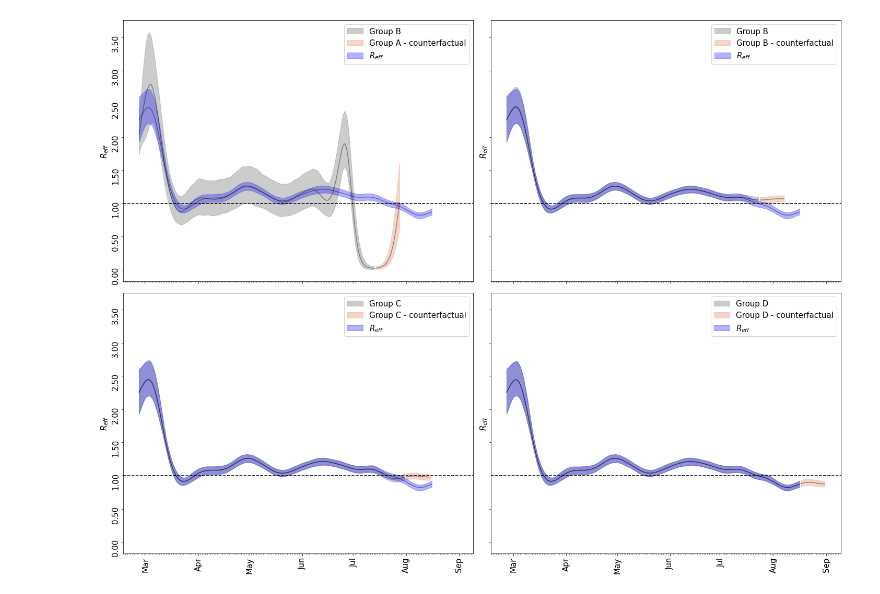
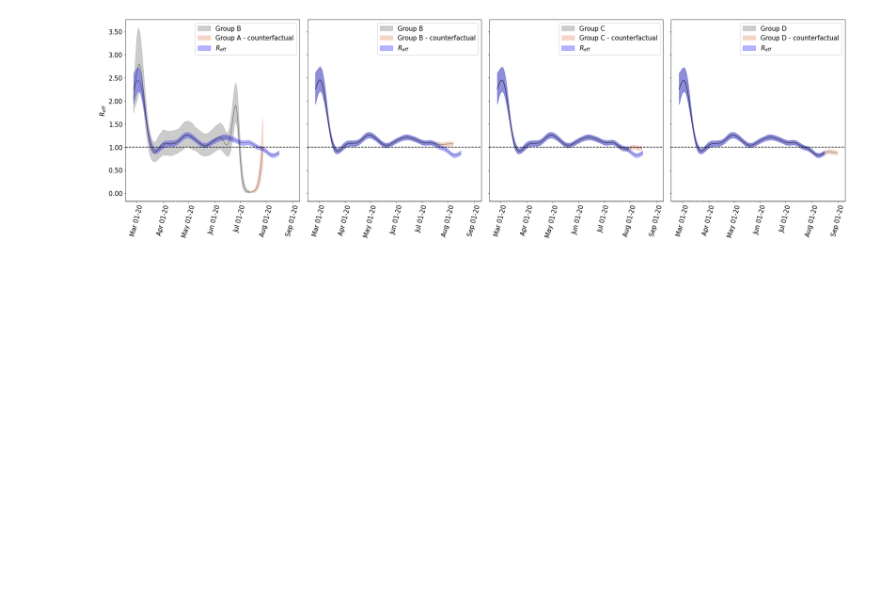
Before and after one commit to ChaosDonkey06/bogota_covid19_lockdowns, a Jupyter notebook: conterfactuals/conterfactuals_plots.ipynb, the cells around one changed output. Saved outputs shown, nothing was run; the diff lists cells and outputs as text; code cells hidden in the pictures; blank space fills up the shorter version.

```diff
--- a/conterfactuals/conterfactuals_plots.ipynb
+++ b/conterfactuals/conterfactuals_plots.ipynb
@@ -291,66 +304,66 @@ rt_bog_df = rt_bog_df[rt_bog_df["type"]=="estimate"].set_index("date")
 date_end  = rt_df_D["date"].iloc[-1]
 rt_bog_df = rt_bog_df.loc[:date_end].reset_index()
 
-fig, axes = plt.subplots(2, 2, figsize=(20, 15), sharex=True, sharey=True)
-
+fig, axes = plt.subplots(1, 4, figsize=(25, 7.5), sharex=True, sharey=True)
 
 rt_df_A_fit = rt_df_A[rt_df_A["type_id"]=="data"]
-axes[0,0].fill_between(rt_df_A_fit["date"], rt_df_A_fit["lower_90"], rt_df_A_fit["upper_90"], color='gray', alpha=0.4, label='Group B')
-axes[0,0].plot(rt_df_A_fit["date"], rt_df_A_fit["median"], color='black', alpha=0.4)
+axes[0].fill_between(rt_df_A_fit["date"], rt_df_A_fit["lower_90"], rt_df_A_fit["upper_90"], color='gray', alpha=0.4, label='Group B')
+axes[0].plot(rt_df_A_fit["date"], rt_df_A_fit["median"], color='black', alpha=0.4)
 
 rt_df_A_counterfactual = rt_df_A[rt_df_A["type_id"]=="counterfactual"]
 rt_df_A_counterfactual = rt_df_A_counterfactual.iloc[:15]
-axes[0,0].plot(rt_df_A_counterfactual["date"], rt_df_A_counterfactual["median"], color='black', alpha=0.4)
-axes[0,0].fill_between(rt_df_A_counterfactual["date"], rt_df_A_counterfactual["lower_90"], rt_df_A_counterfactual["upper_90"], color='darksalmon', alpha=0.4, label='Group A - counterfactual')
+axes[0].plot(rt_df_A_counterfactual["date"], rt_df_A_counterfactual["median"], color='black', alpha=0.4)
+axes[0].fill_between(rt_df_A_counterfactual["date"], rt_df_A_counterfactual["lower_90"], rt_df_A_counterfactual["upper_90"], color='darksalmon', alpha=0.4, label='Group A - counterfactual')
 
 
 rt_df_B_fit = rt_df_B[rt_df_B["type_id"]=="data"]
-axes[0,1].fill_between(rt_df_B_fit["date"], rt_df_B_fit["lower_90"], rt_df_B_fit["upper_90"], color='gray', alpha=0.4, label='Group B')
-axes[0,1].plot(rt_df_B_fit["date"], rt_df_B_fit["median"], color='black', alpha=0.4)
+axes[1].fill_between(rt_df_B_fit["date"], rt_df_B_fit["lower_90"], rt_df_B_fit["upper_90"], color='gray', alpha=0.4, label='Group B')
+axes[1].plot(rt_df_B_fit["date"], rt_df_B_fit["median"], color='black', alpha=0.4)
 
 rt_df_B_counterfactual = rt_df_B[rt_df_B["type_id"]=="counterfactual"]
 rt_df_B_counterfactual = rt_df_B_counterfactual.iloc[:15]
-axes[0,1].plot(rt_df_B_counterfactual["date"], rt_df_B_counterfactual["median"], color='black', alpha=0.4)
-axes[0,1].fill_between(rt_df_B_counterfactual["date"], rt_df_B_counterfactual["lower_90"], rt_df_B_counterfactual["upper_90"], color='darksalmon', alpha=0.4, label='Group B - counterfactual')
+axes[1].plot(rt_df_B_counterfactual["date"], rt_df_B_counterfactual["median"], color='black', alpha=0.4)
+axes[1].fill_between(rt_df_B_counterfactual["date"], rt_df_B_counterfactual["lower_90"], rt_df_B_counterfactual["upper_90"], color='darksalmon', alpha=0.4, label='Group B - counterfactual')
 
 rt_df_C_fit = rt_df_C[rt_df_C["type_id"]=="data"]
-axes[1,0].fill_between(rt_df_C_fit["date"], rt_df_C_fit["lower_90"], rt_df_C_fit["upper_90"], color='gray', alpha=0.4, label='Group C')
-axes[1,0].plot(rt_df_C_fit["date"], rt_df_C_fit["median"], color='black', alpha=0.4)
+axes[2].fill_between(rt_df_C_fit["date"], rt_df_C_fit["lower_90"], rt_df_C_fit["upper_90"], color='gray', alpha=0.4, label='Group C')
+axes[2].plot(rt_df_C_fit["date"], rt_df_C_fit["median"], color='black', alpha=0.4)
 
 rt_df_C_counterfactual = rt_df_C[rt_df_C["type_id"]=="counterfactual"]
 rt_df_C_counterfactual = rt_df_C_counterfactual.iloc[:15]
-axes[1,0].plot(rt_df_C_counterfactual["date"], rt_df_C_counterfactual["median"], color='black', alpha=0.4)
-axes[1,0].fill_between(rt_df_C_counterfactual["date"], rt_df_C_counterfactual["lower_90"], rt_df_C_counterfactual["upper_90"], color='darksalmon', alpha=0.4, label='Group C - counterfactual')
+axes[2].plot(rt_df_C_counterfactual["date"], rt_df_C_counterfactual["median"], color='black', alpha=0.4)
+axes[2].fill_between(rt_df_C_counterfactual["date"], rt_df_C_counterfactual["lower_90"], rt_df_C_counterfactual["upper_90"], color='darksalmon', alpha=0.4, label='Group C - counterfactual')
 
 rt_df_D_fit = rt_df_D[rt_df_D["type_id"]=="data"]
-axes[1,1].fill_between(rt_df_D_fit["date"], rt_df_D_fit["lower_90"], rt_df_D_fit["upper_90"], color='gray', alpha=0.4, label='Group D')
-axes[1,1].plot(rt_df_D_fit["date"], rt_df_D_fit["median"], color='black', alpha=0.4)
+axes[3].fill_between(rt_df_D_fit["date"], rt_df_D_fit["lower_90"], rt_df_D_fit["upper_90"], color='gray', alpha=0.4, label='Group D')
+axes[3].plot(rt_df_D_fit["date"], rt_df_D_fit["median"], color='black', alpha=0.4)
 
 rt_df_D_counterfactual = rt_df_D[rt_df_D["type_id"]=="counterfactual"]
 rt_df_D_counterfactual = rt_df_D_counterfactual.iloc[:15]
-axes[1,1].plot(rt_df_D_counterfactual["date"], rt_df_D_counterfactual["median"], color='black', alpha=0.4)
-axes[1,1].fill_between(rt_df_D_counterfactual["date"], rt_df_D_counterfactual["lower_90"], rt_df_D_counterfactual["upper_90"], color='darksalmon', alpha=0.4, label='Group D - counterfactual')
-
+axes[3].plot(rt_df_D_counterfactual["date"], rt_df_D_counterfactual["median"], color='black', alpha=0.4)
+axes[3].fill_between(rt_df_D_counterfactual["date"], rt_df_D_counterfactual["lower_90"], rt_df_D_counterfactual["upper_90"], color='darksalmon', alpha=0.4, label='Group D - counterfactual')
 
 for idx, ax in enumerate(axes.flatten()):
 
     ax.plot(rt_df_D_fit["date"], rt_df_D_fit["median"], color='black', alpha=0.4)
     ax.fill_between(rt_df_D_fit["date"], rt_df_D_fit["lower_90"], rt_df_D_fit["upper_90"], color='blue', alpha=0.3, label=r'$R_{eff}$')
     ax.axhline(y=1, color='k', linestyle='--')
     ax.xaxis.set_major_locator(mdates.MonthLocator())
-    ax.xaxis.set_major_formatter(mdates.DateFormatter('%b'))
+    ax.xaxis.set_major_formatter(mdates.DateFormatter('%b %d-%y'))
     ax.xaxis.set_minor_locator(mdates.DayLocator())
     ax.xaxis.set_major_locator(mdates.WeekdayLocator())
     ax.xaxis.set_major_locator(mdates.MonthLocator())
     # ax.spines['top'].set_visible(False)
     # ax.spines['right'].set_visible(False)
     # ax.spines['left'].set_visible(False)
     # ax.spines['bottom'].set_visible(False)
     # ax.grid(which='major', axis='y', c='k', alpha=.1, zorder=-2)
-    ax.tick_params(which='both', axis='both', labelrotation=90, labelsize=15)
+    ax.tick_params(which='both', axis='x', labelrotation=75, labelsize=15)
+    ax.tick_params(which='both', axis='y', labelsize=15)
+
     ax.yaxis.set_major_formatter(ticker.StrMethodFormatter("{x:.2f}"))
-    ax.set_ylabel(r'$R_{eff}$', size=15)
     ax.legend(loc='upper right', fontsize=15)
+axes[0].set_ylabel(r'$R_{eff}$', size=15)
 plt.tight_layout()
 # %% [output]
-[figure, old version]
+[figure, new version]
```
Also changed, not shown: parts of 2 cells of this notebook, 2 other files.
